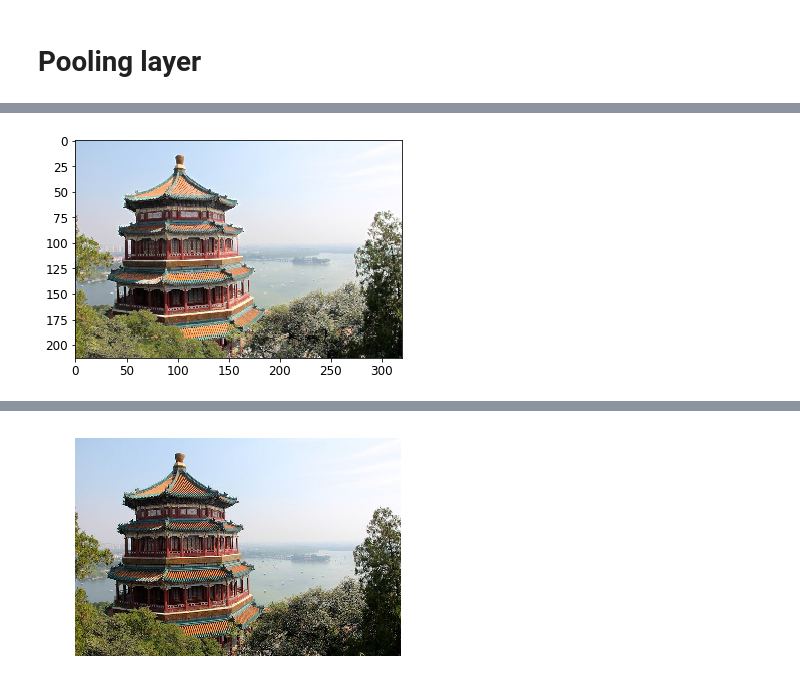
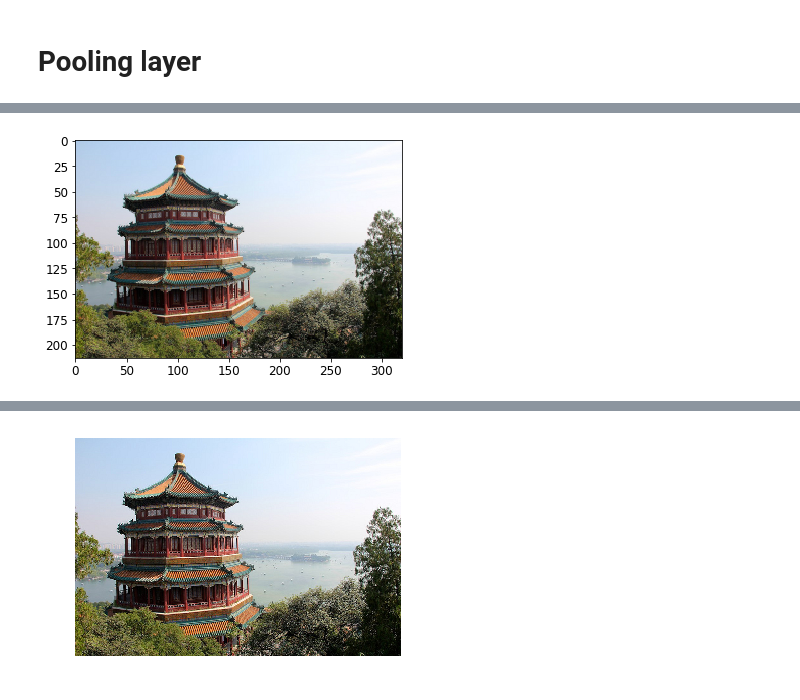
Before and after one commit to cloudxlab/ml, a Jupyter notebook: deep_learning/convolutional_neural_networks.ipynb, the cells around one changed output, grey strips where cells are left out. Saved outputs shown, nothing was run; the diff lists cells and outputs as text; code cells hidden in the pictures.

```diff
--- a/deep_learning/convolutional_neural_networks.ipynb
+++ b/deep_learning/convolutional_neural_networks.ipynb
@@ -381,6 +382,9 @@ SAME:
 # %% [markdown]
 # Pooling layer
 # %%
+china = load_sample_image("china.jpg")
+flower = load_sample_image("flower.jpg")
+dataset = np.array([china, flower], dtype=np.float32)
 batch_size, height, width, channels = dataset.shape
 
 filters = np.zeros(shape=(7, 7, channels, 2), dtype=np.float32)
@@ -389,11 +406,11 @@ filters[3, :, :, 1] = 1  # horizontal line
 # %%
 X = tf.placeholder(tf.float32, shape=(None, height, width, channels))
-max_pool = tf.nn.max_pool(X, ksize=[1,2,2,1], strides=[1,2,2,1],padding="VALID")
+max_pool = tf.nn.avg_pool(X, ksize=[1,2,2,1], strides=[1,2,2,1],padding="VALID")
 
 with tf.Session() as sess:
     output = sess.run(max_pool, feed_dict={X: dataset})
 
 plt.imshow(output[0].astype(np.uint8))  # plot the output for the 1st image
 plt.show()
 # %% [output]
-[figure, old version]
+[figure, new version]
```
Also changed, not shown: parts of 11 cells of this notebook.
